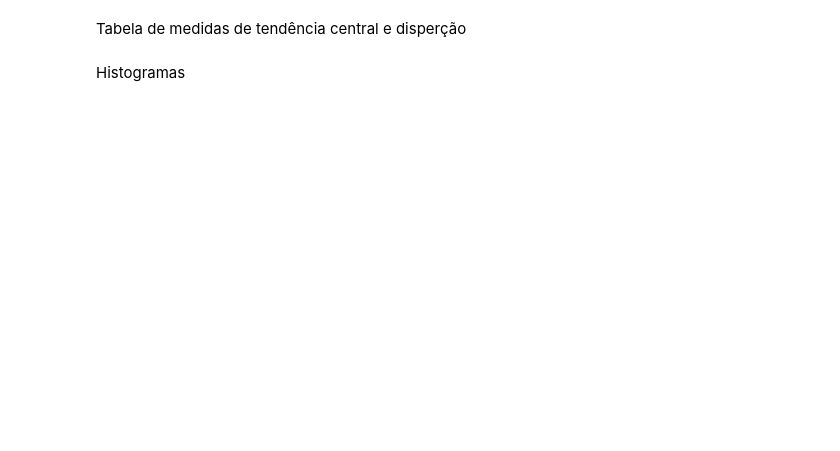
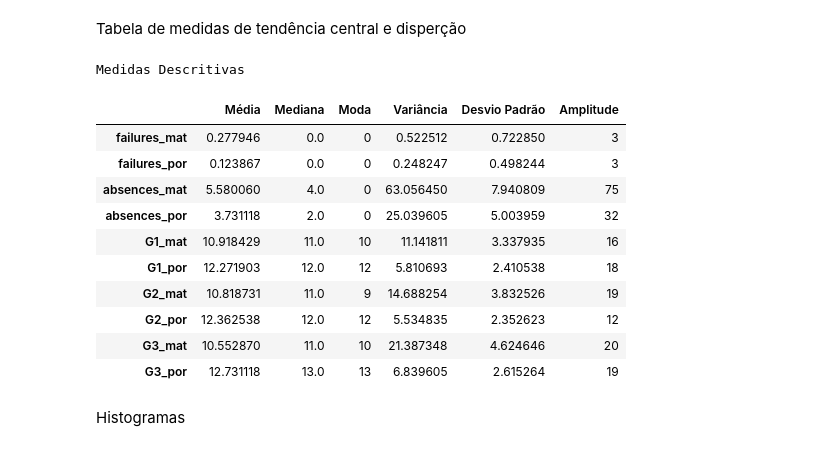
Before and after one commit to gl4a-Veloso/materiais-mqam, a Jupyter notebook: graphics.ipynb, the cells around one changed output. Drawn from its saved outputs; the diff is of its cells as text; code cells hidden in the pictures; blank space fills up the shorter version.

```diff
--- a/graphics.ipynb
+++ b/graphics.ipynb
@@ -15,23 +29,36 @@ Tabela de medidas de tendência central e disperção
 # %%
 def descritive_measures(df:pd.DataFrame):
     numeric_cols = ["failures_mat", "failures_por", "absences_mat", "absences_por",  "G1_mat", "G1_por", "G2_mat", "G2_por", "G3_mat", "G3_por"]
     numeric_df = df[numeric_cols]
 
     # Medidas de tendência central
     description = pd.DataFrame({
         "Média": numeric_df.mean(),
         "Mediana": numeric_df.median(),
         "Moda": numeric_df.mode().iloc[0],
         "Variância": numeric_df.var(),
         "Desvio Padrão": numeric_df.std(),
-        "Amplitude": numeric_df.max() - numeric_df.min()
+        "Amplitude": numeric_df.max() - numeric_df.min(),
     })
 
     return description
 
 description = descritive_measures(df_students)
 print("Medidas Descritivas")
 display(description)
+# %% [output]
+Medidas Descritivas
+|  | Média | Mediana | Moda | Variância | Desvio Padrão | Amplitude |
+| failures_mat | 0.277946 | 0.0 | 0 | 0.522512 | 0.722850 | 3 |
+| failures_por | 0.123867 | 0.0 | 0 | 0.248247 | 0.498244 | 3 |
+| absences_mat | 5.580060 | 4.0 | 0 | 63.056450 | 7.940809 | 75 |
+| absences_por | 3.731118 | 2.0 | 0 | 25.039605 | 5.003959 | 32 |
+| G1_mat | 10.918429 | 11.0 | 10 | 11.141811 | 3.337935 | 16 |
+| G1_por | 12.271903 | 12.0 | 12 | 5.810693 | 2.410538 | 18 |
+| G2_mat | 10.818731 | 11.0 | 9 | 14.688254 | 3.832526 | 19 |
+| G2_por | 12.362538 | 12.0 | 12 | 5.534835 | 2.352623 | 12 |
+| G3_mat | 10.552870 | 11.0 | 10 | 21.387348 | 4.624646 | 20 |
+| G3_por | 12.731118 | 13.0 | 13 | 6.839605 | 2.615264 | 19 |
 # %% [markdown]
 Histogramas
 # %%
```
Also changed, not shown: parts of 2 cells of this notebook.
